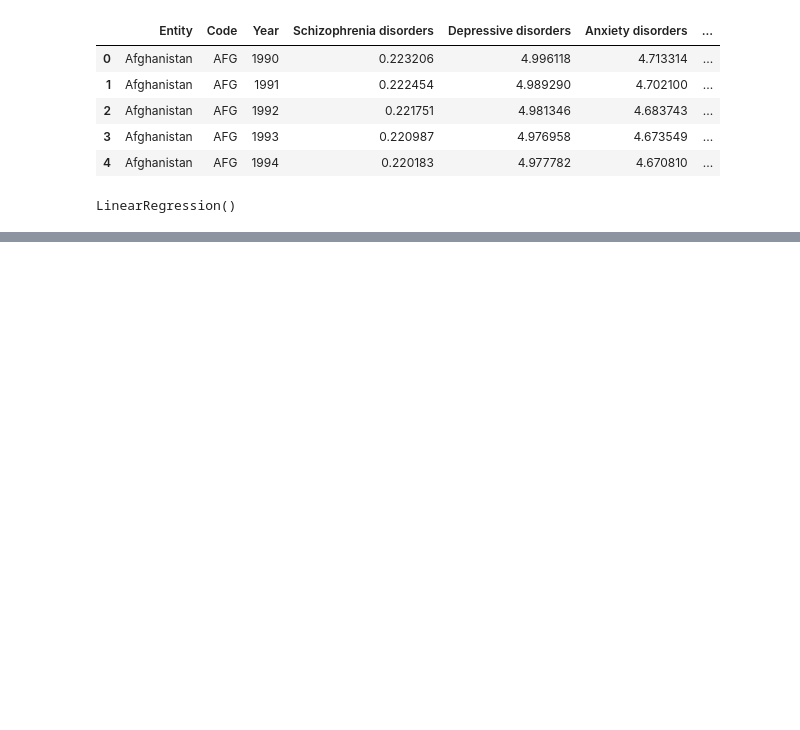
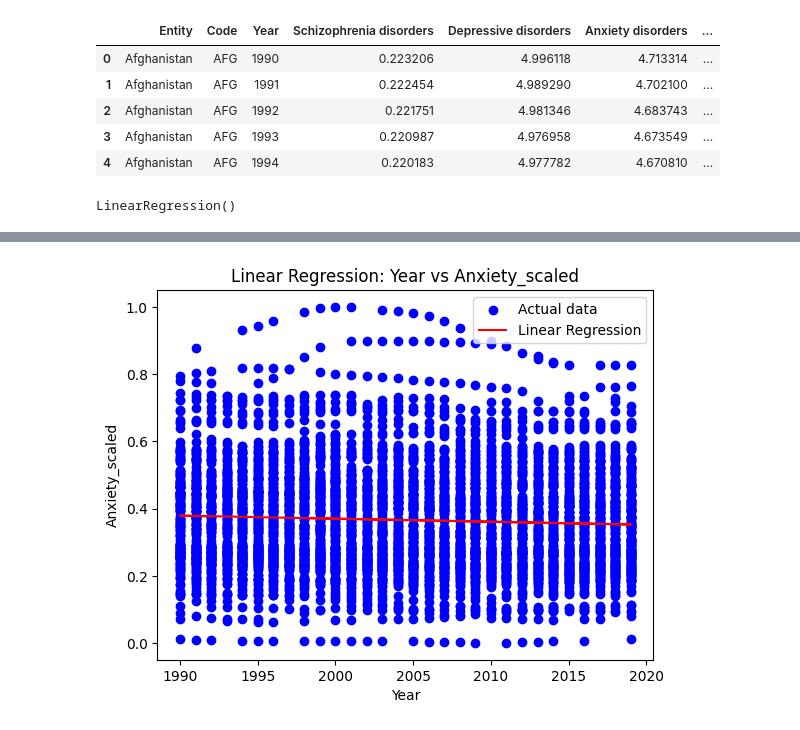
Before and after one commit to MeSamiulIslam/Algorithms, a Jupyter notebook: Encoding_&_Scalingipynb.ipynb, the cells around one changed output, grey strips where cells are left out. Drawn from its saved outputs; the diff is of its cells as text; code cells hidden in the pictures; blank space fills up the shorter version.

```diff
--- a/Encoding_&_Scalingipynb.ipynb
+++ b/Encoding_&_Scalingipynb.ipynb
@@ -171,7 +170,7 @@ from sklearn.metrics import mean_squared_error, r2_score
 # %%
 # Select features and target variable
 X = data_cleaned[['Year']]  # Using 'Year' as the predictor variable
-y = data_cleaned['Depressive_scaled']  # Predicting 'Schizophrenia disorders'
+y = data_cleaned['Anxiety_scaled']
 # %%
 # Split the data into training and testing sets
 X_train, X_test, y_train, y_test = train_test_split(X, y, test_size=0.2, random_state=42)
@@ -198,0 +198,17 @@ R-squared: 0.0007967201210087316
+# %%
+# Plot the data points
+plt.scatter(X_train, y_train, color='blue', label='Actual data')
+
+# Plot the linear regression line
+plt.plot(X_test, y_pred, color='red', label='Linear Regression')
+
+# Add labels and title
+plt.xlabel('Year')
+plt.ylabel('Anxiety_scaled')
+plt.title('Linear Regression: Year vs Anxiety_scaled')
+plt.legend()
+
+# Show plot
+plt.show()
+# %% [output]
+[figure, added]
```
Also changed, not shown: parts of 4 cells of this notebook.
